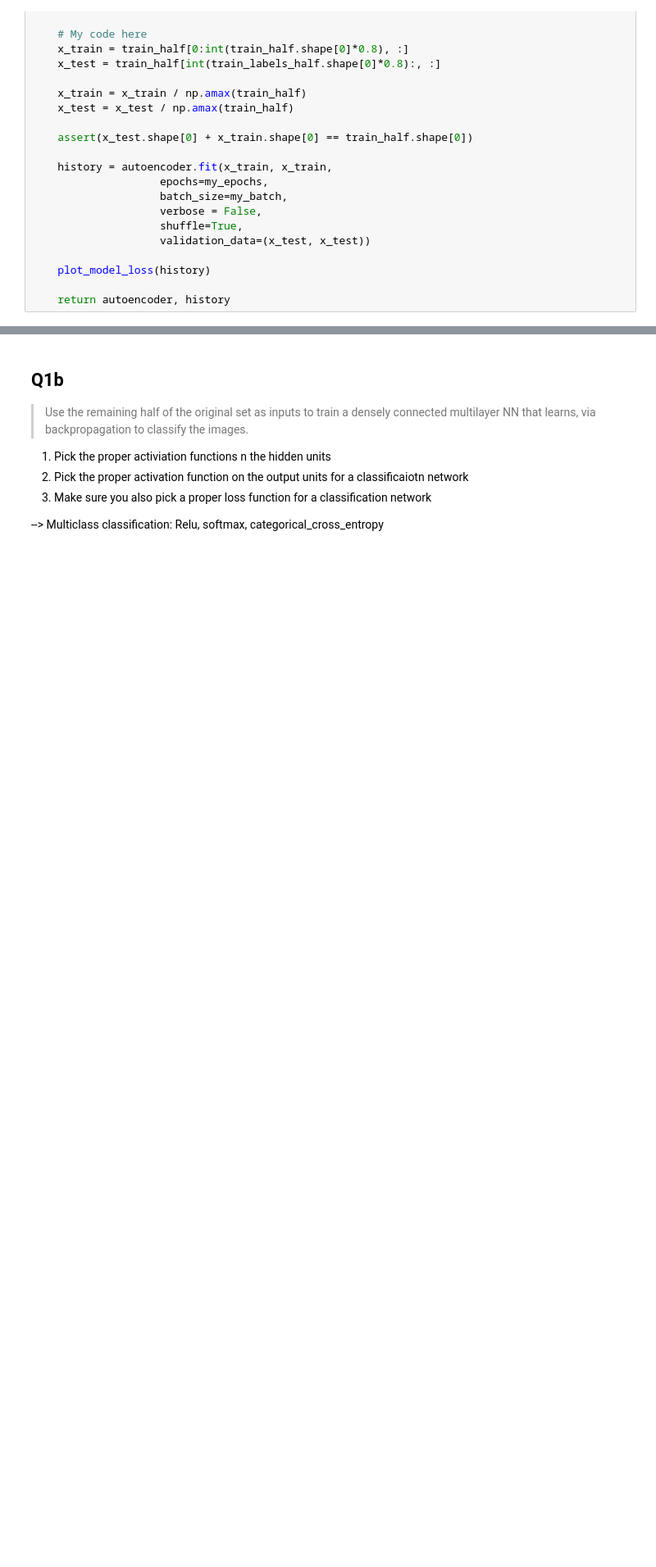
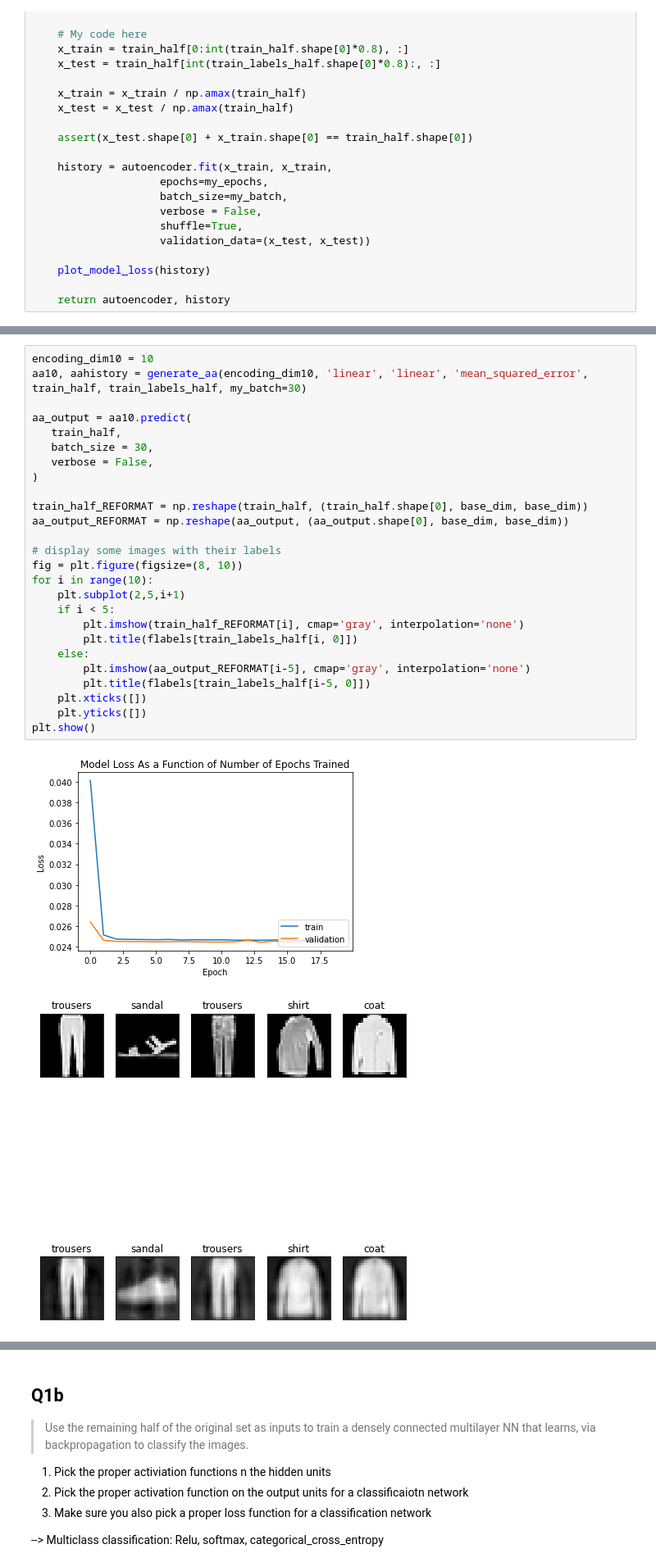
Before and after one commit to kdmalc/CompNeuro, a Jupyter notebook: 07/Homework7.ipynb, the cells around one changed output, grey strips where cells are left out. Shown at 82% size. Drawn from its saved outputs; the diff is of its cells as text; blank space fills up the shorter version.

```diff
--- a/07/Homework7.ipynb
+++ b/07/Homework7.ipynb
@@ -143,2 +176,31 @@ aa200, aahistory = generate_aa(encoding_dim, 'linear', 'linear', 'mean_squared_e
+# %%
+encoding_dim10 = 10
+aa10, aahistory = generate_aa(encoding_dim10, 'linear', 'linear', 'mean_squared_error', train_half, train_labels_half, my_batch=30)
+
+aa_output = aa10.predict(
+   train_half,
+   batch_size = 30,
+   verbose = False,
+)
+
+train_half_REFORMAT = np.reshape(train_half, (train_half.shape[0], base_dim, base_dim))
+aa_output_REFORMAT = np.reshape(aa_output, (aa_output.shape[0], base_dim, base_dim))
+
+# display some images with their labels
+fig = plt.figure(figsize=(8, 10))
+for i in range(10):
+    plt.subplot(2,5,i+1)
+    if i < 5:
+        plt.imshow(train_half_REFORMAT[i], cmap='gray', interpolation='none')
+        plt.title(flabels[train_labels_half[i, 0]])
+    else:
+        plt.imshow(aa_output_REFORMAT[i-5], cmap='gray', interpolation='none')
+        plt.title(flabels[train_labels_half[i-5, 0]])
+    plt.xticks([])
+    plt.yticks([])
+plt.show()
+# %% [output]
+[figure, added]
+[figure, added]
 # %% [markdown]
 In order to get the results above, I tried a number of different encoding dimensions (e.g. what the network should be compressed down to).  Given that the input dimension is 784 to begin with, I assumed that anything greater than half of that would be a pointless dimensionality reduction (e.g. not must use out of reducing the dimensionality down to 90% of the original size).  This gave an upper bound of ~350.  I also saw the PCA Example code, in which the MNIST digits were compressed from 784 down to 40; in this case, since we are using clothing not just digits, and clothing has more features (e.g. not just an outline / line), 40 established the absolute lower bound.  Through trial and error, I found that epochs should be below 40 and that batch size above ~200 made for "shaky" models in that there were not smooth loss curves.  I also noticed, as one might assume, that the more the dimensionality was reduced, the greater the loss.  Going from 40 to 80 takes the loss from 0.014 to 0.010, whereas 80 to 160 takes the loss from 0.010 to 0.006.  Thus, doubling the number of dimensions results in just less than a 50% performance boost in terms of loss, and more specifically this function is exponential decay and thus exhibits diminishing marginal returns for each amount that we increase the number of dimensions by.  Thus, I took the "elbow point" which looked to be around about 200.
```
Also changed, not shown: parts of 25 cells of this notebook.
